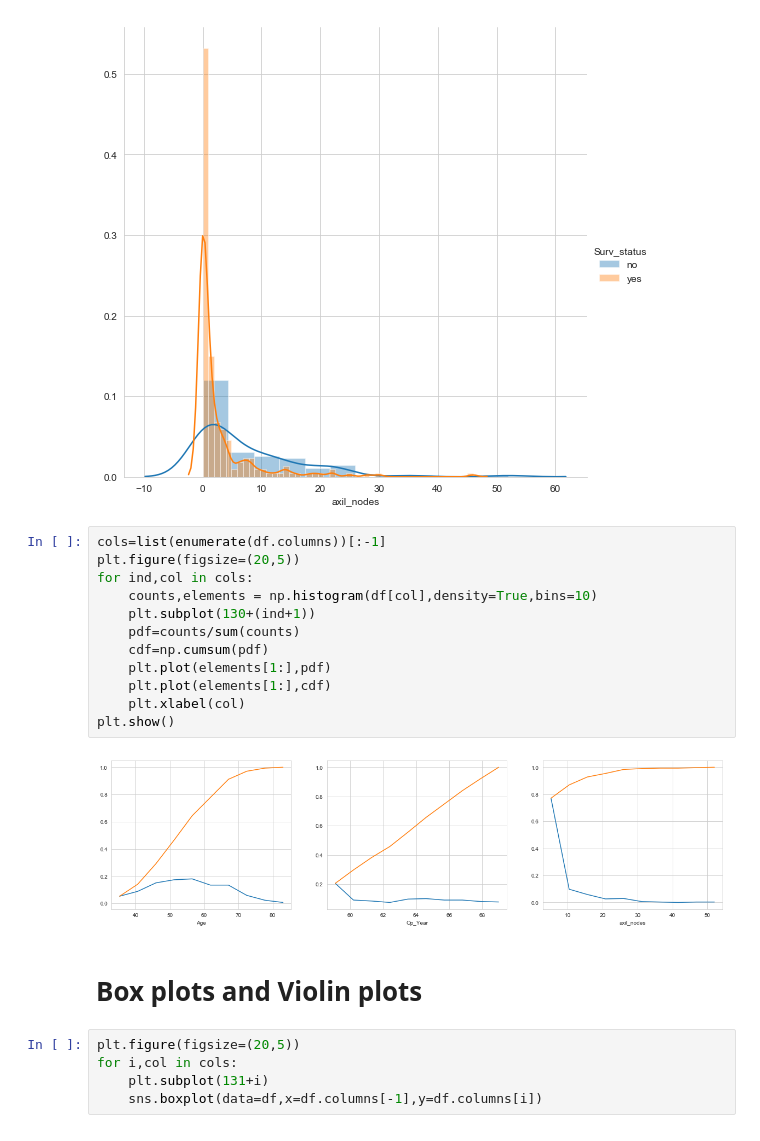
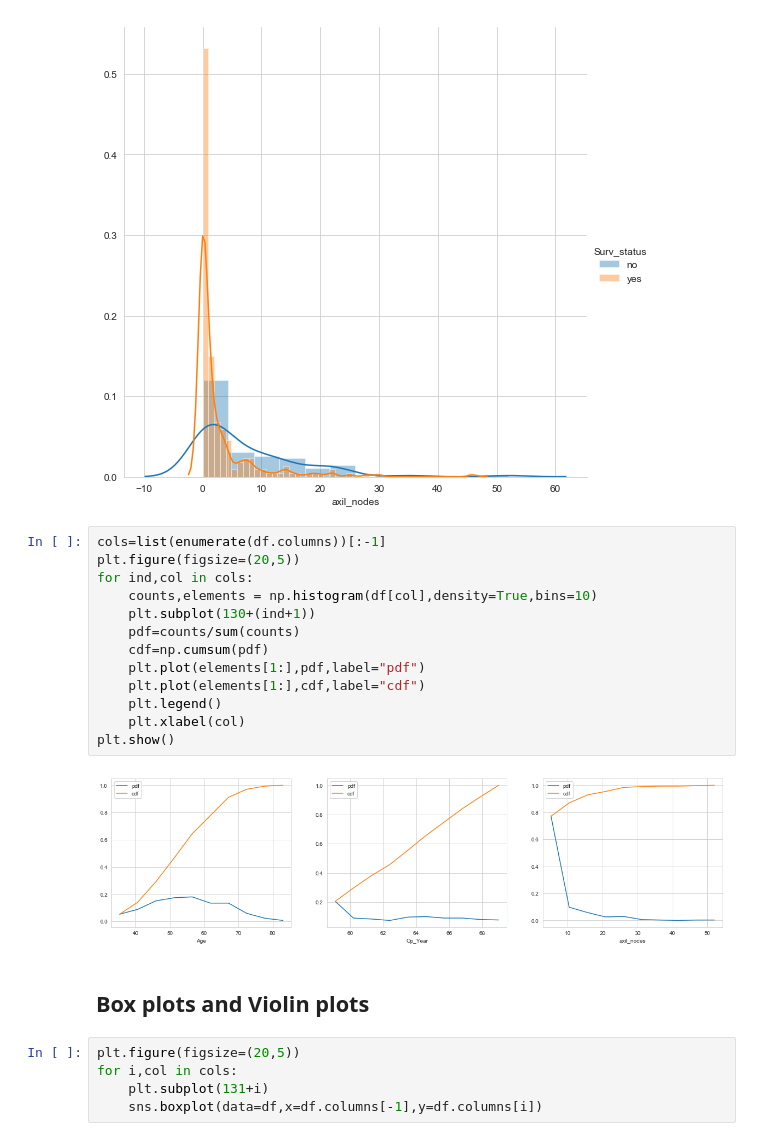
Before and after one commit to Rpmalukani22/Haberman-survival, a Jupyter notebook: Untitled.ipynb, the cells around one changed output. Drawn from its saved outputs; the diff is of its cells as text.

```diff
--- a/Untitled.ipynb
+++ b/Untitled.ipynb
@@ -108,19 +108,20 @@ for col in df.iloc[:,:-1].columns:
 # %%
 cols=list(enumerate(df.columns))[:-1]
 plt.figure(figsize=(20,5))
 for ind,col in cols:
     counts,elements = np.histogram(df[col],density=True,bins=10)
     plt.subplot(130+(ind+1))
     pdf=counts/sum(counts)
     cdf=np.cumsum(pdf)
-    plt.plot(elements[1:],pdf)
-    plt.plot(elements[1:],cdf)
+    plt.plot(elements[1:],pdf,label="pdf")
+    plt.plot(elements[1:],cdf,label="cdf")
+    plt.legend()
     plt.xlabel(col)
 plt.show()
 # %% [output]
-[figure, old version]
+[figure, new version]
 # %% [markdown]
-# Box plots and Violin plots
+## Box plots and Violin plots
 # %%
 plt.figure(figsize=(20,5))
 for i,col in cols:
```
Also changed, not shown: parts of 2 cells of this notebook.
